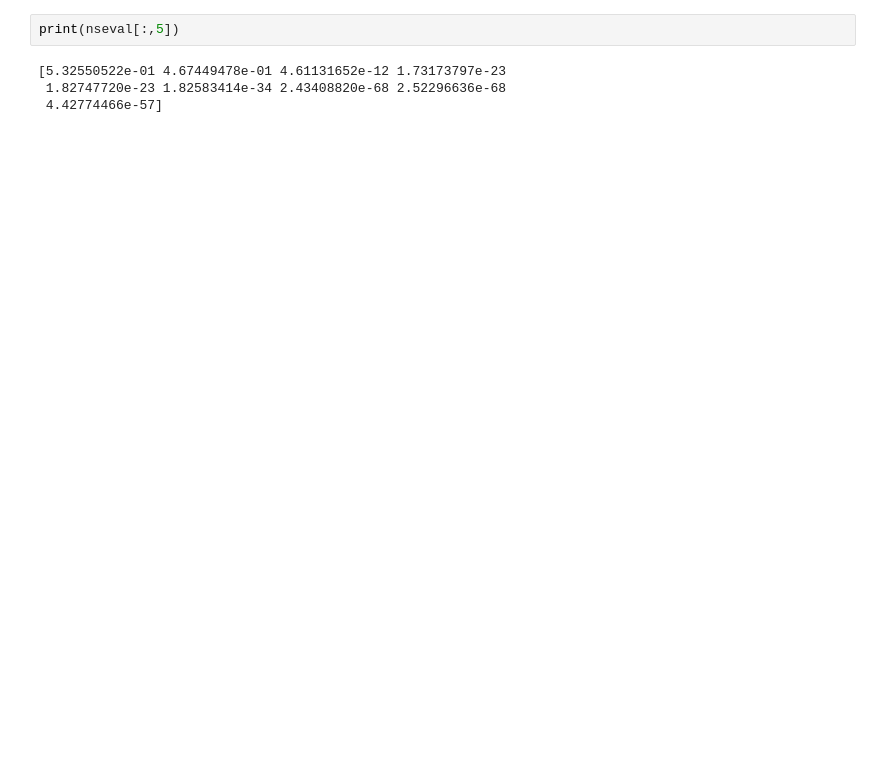
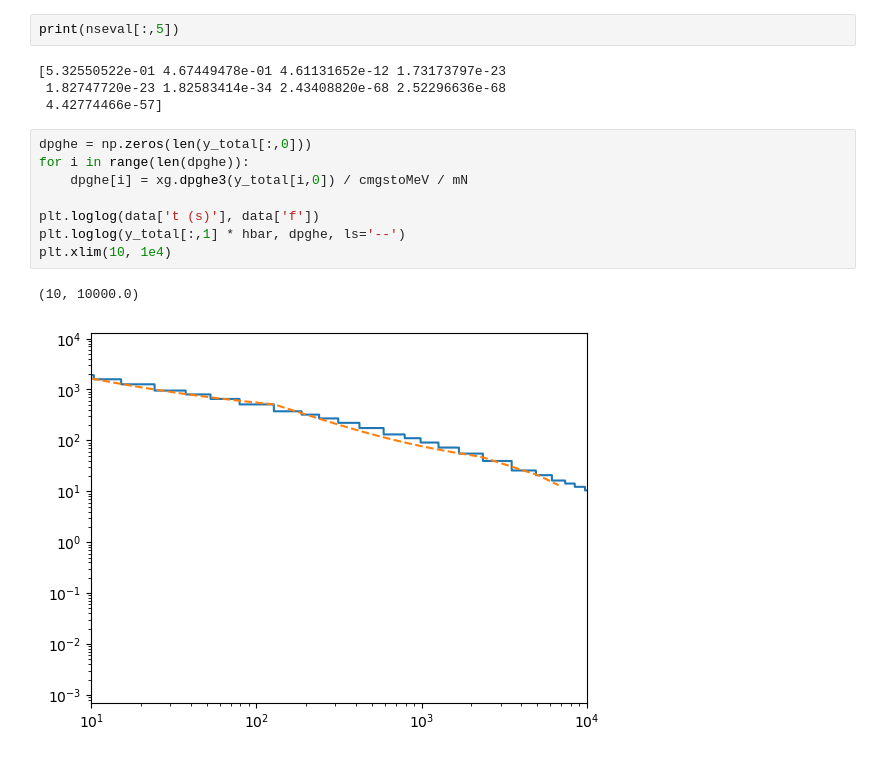
Before and after one commit to nuLABatUSD/BBN_evolve, a Jupyter notebook: runBBN.ipynb, the cells around one changed output. Drawn from its saved outputs; the diff is of its cells as text; blank space fills up the shorter version.

Commit message:
interpolate nuclear data

```diff
--- a/runBBN.ipynb
+++ b/runBBN.ipynb
@@ -225,3 +225,14 @@ print(nseval[:,5])
 [5.32550522e-01 4.67449478e-01 4.61131652e-12 1.73173797e-23
  1.82747720e-23 1.82583414e-34 2.43408820e-68 2.52296636e-68
  4.42774466e-57]
+# %%
+dpghe = np.zeros(len(y_total[:,0]))
+for i in range(len(dpghe)):
+    dpghe[i] = xg.dpghe3(y_total[i,0]) / cmgstoMeV / mN
+
+plt.loglog(data['t (s)'], data['f'])
+plt.loglog(y_total[:,1] * hbar, dpghe, ls='--')
+plt.xlim(10, 1e4)
+# %% [output]
+(10, 10000.0)
+[figure, added]
```
Also changed, not shown: parts of 7 cells of this notebook, 2 other files.
